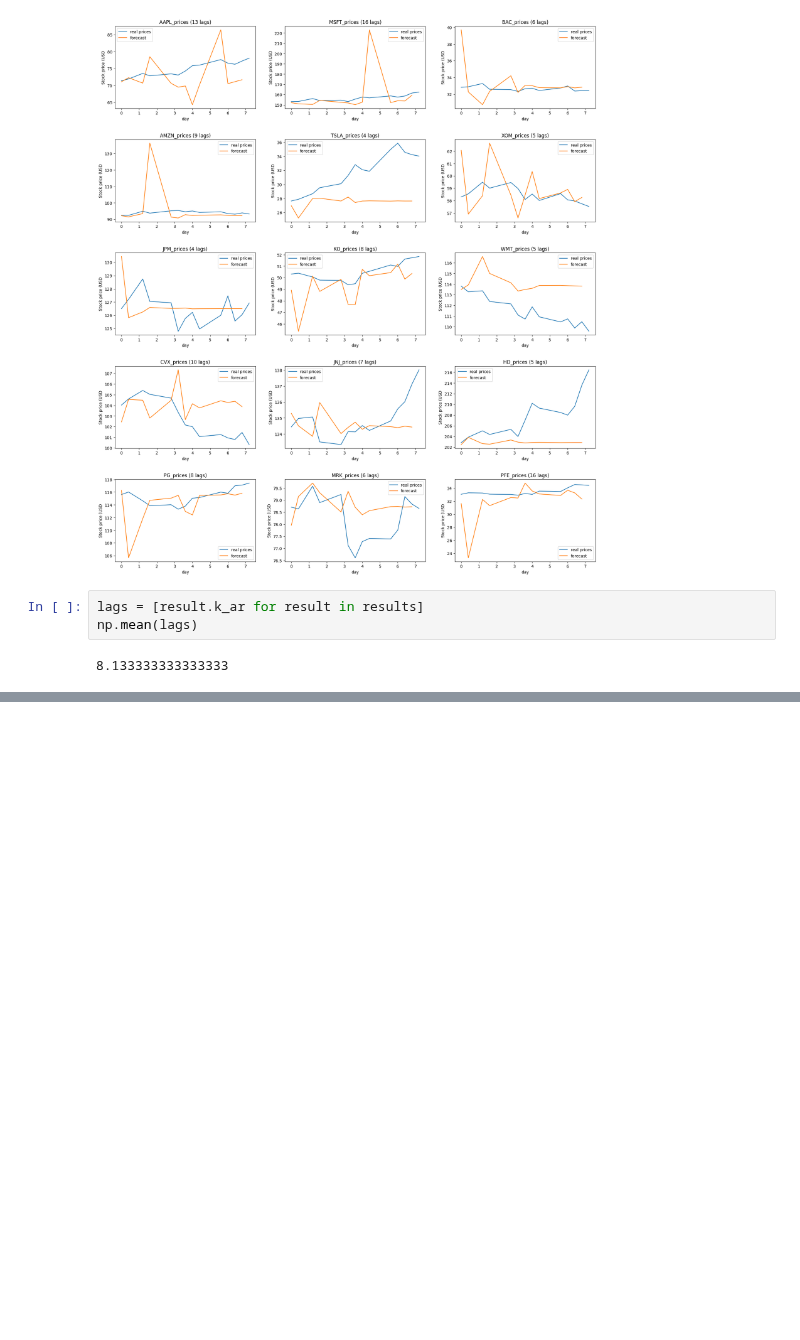
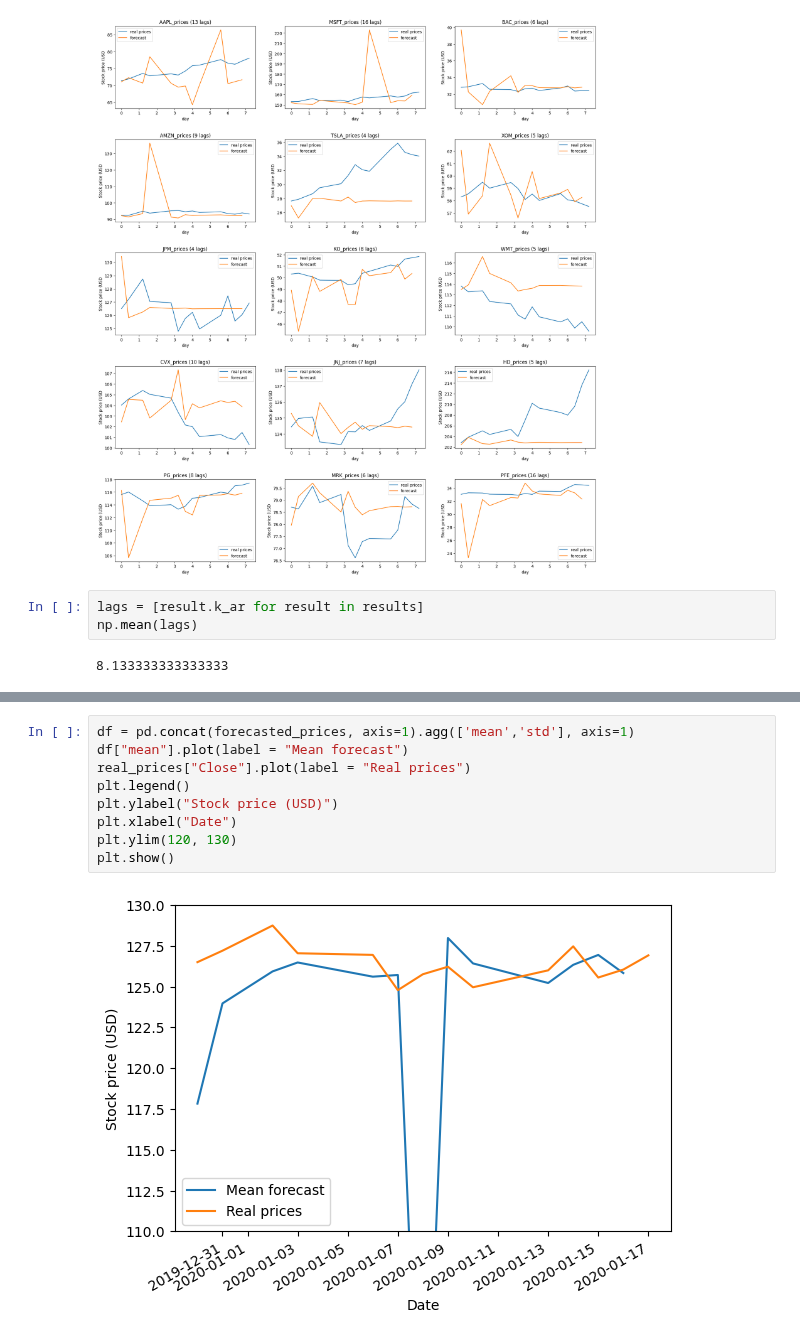
Before and after one commit to DerkNiessink/Project_SDA, a Jupyter notebook: src/Combined Stock Sentiment.ipynb, the cells around one changed output, grey strips where cells are left out. Saved outputs shown, nothing was run; the diff lists cells and outputs as text; blank space fills up the shorter version.

```diff
--- a/src/Combined Stock Sentiment.ipynb
+++ b/src/Combined Stock Sentiment.ipynb
@@ -251,0 +338,11 @@ def create_sliding_windows_of_timeseries(df, window_size):
+# %%
+df = pd.concat(forecasted_prices, axis=1).agg(['mean','std'], axis=1)
+df["mean"].plot(label = "Mean forecast")
+real_prices["Close"].plot(label = "Real prices")
+plt.legend()
+plt.ylabel("Stock price (USD)")
+plt.xlabel("Date")
+plt.ylim(120, 130)
+plt.show()
+# %% [output]
+[figure, added]
```
Also changed, not shown: parts of 9 cells of this notebook.
